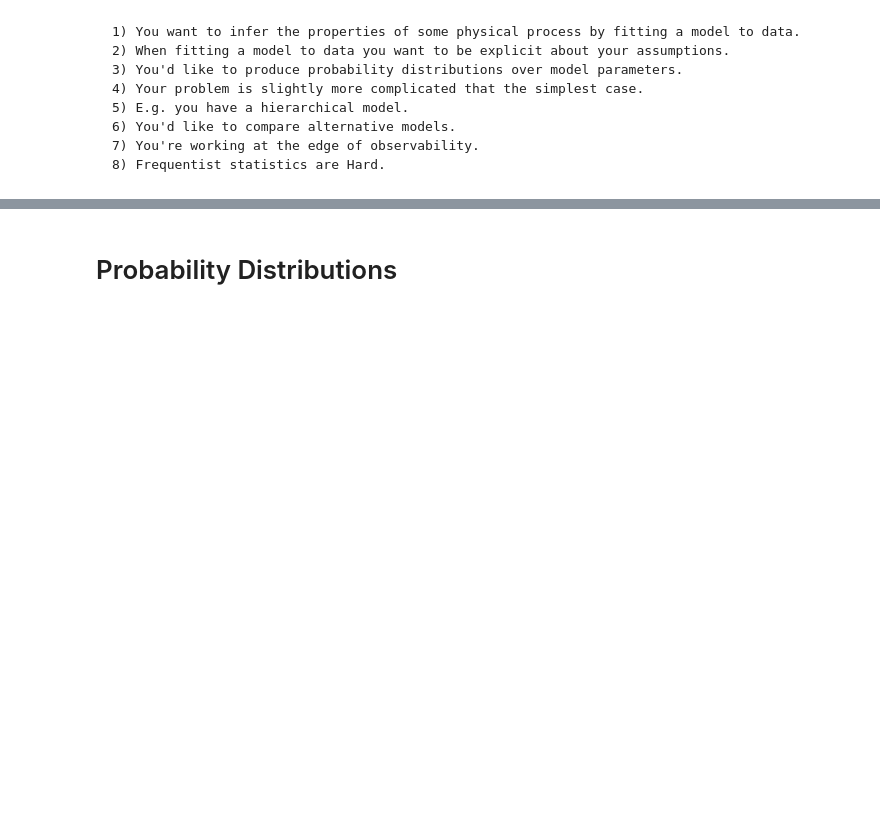
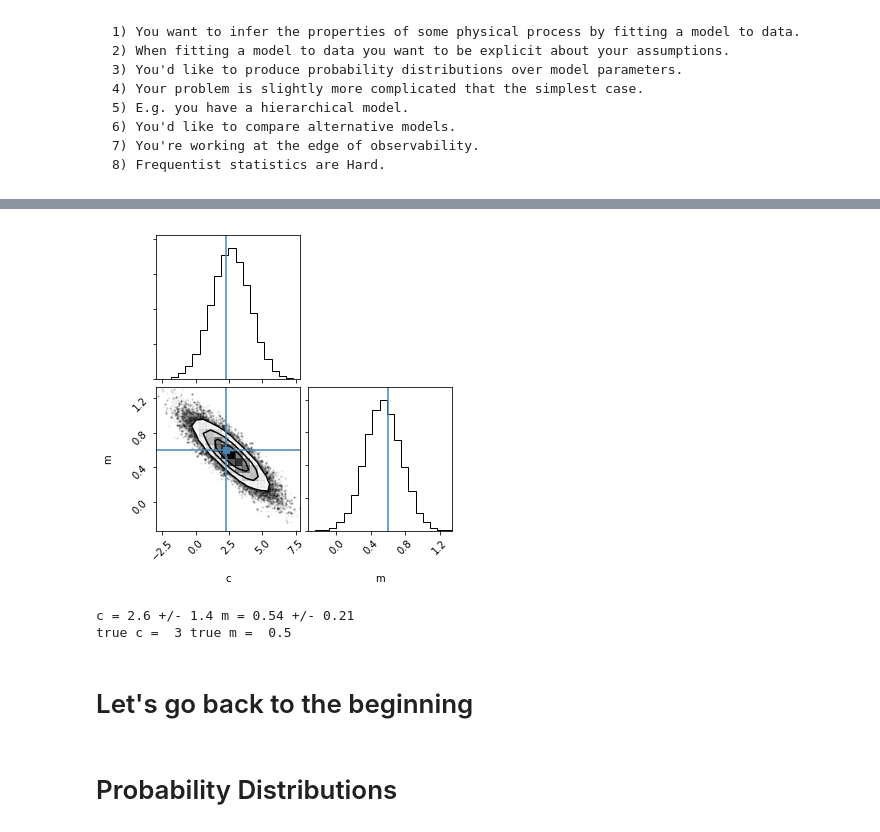
Before and after one commit to RuthAngus/Probabilistic-inference-tutorial, a Jupyter notebook: Bayesian_inference_tutorial.ipynb, the cells around one changed output, grey strips where cells are left out. Cells and saved outputs as stored; diff of their text form; code cells hidden in the pictures; blank space fills up the shorter version.

```diff
--- a/Bayesian_inference_tutorial.ipynb
+++ b/Bayesian_inference_tutorial.ipynb
@@ -47,0 +80,25 @@ Text(0,0.5,'y')
+# %%
+def lnlike(par, args):
+    x, y, y_sigma = args
+    c, m = par
+    mean_model = m*x + c
+    return -.5 * sum((y - mean_model)**2 / y_sigma**2)
+
+def lnprior(par):
+    """
+    From Jake Vanderplas's blog post:
+    https://jakevdp.github.io/blog/2014/06/14/frequentism-and-bayesianism-4-bayesian-in-python/
+    """
+    c, m = par
+    return -1.5 * np.log(1 + m ** 2)
+
+def uniform_lnprior(par):
+    c, m = par
+    if -10 < c < 10 and -10 < m < 10:
+        return 0
+    else:
+        return -np.inf
+
+def lnprob(par, *args):
+    x, y, y_sigma = args
+    return lnlike(par, args) + lnprior(par)
@@ -48,3 +107,34 @@ Text(0,0.5,'y')
+# %%
+import emcee
+
+ndim, nwalkers = 2, 50
+p_init = 1, 1
+
+args = [x, y, y_sigma]
+p0 = [np.random.rand(ndim)*1e-4 + p_init for i in range(nwalkers)]
+sampler = emcee.EnsembleSampler(nwalkers, ndim, lnprob, args=args)
+p0, _, _ = sampler.run_mcmc(p0, 1000);
+sampler.reset()
+sampler.run_mcmc(p0, 1000);
+# %%
+import corner
+corner.corner(sampler.flatchain, labels=["c", "m"], truths=[c, m]);
+# %% [output]
+[figure, added]
+# %%
+c_samps, m_samps = sampler.flatchain.T
+med_c, med_m = np.median(c_samps), np.median(m_samps)
+c_err, m_err = np.std(c_samps), np.std(m_samps)
+c_errm, c_errp = med_c - np.percentile(c_samps, 16), np.percentile(c_samps, 84) - med_c
+m_errm, m_errp = med_m - np.percentile(m_samps, 16), np.percentile(m_samps, 84) - med_m
+
+print("c = {0:.2} +/- {1:.2}".format(med_c, c_err), "m = {0:.2} +/- {1:.2}".format(med_m, m_err))
+print("true c = ", true_c, "true m = ", true_m)
+# %% [output]
+c = 2.6 +/- 1.4 m = 0.54 +/- 0.21
+true c =  3 true m =  0.5
+# %% [markdown]
+# Let's go back to the beginning
 # %% [markdown]
 # Probability Distributions
 # %% [markdown]
```
Also changed, not shown: parts of 49 cells of this notebook.
